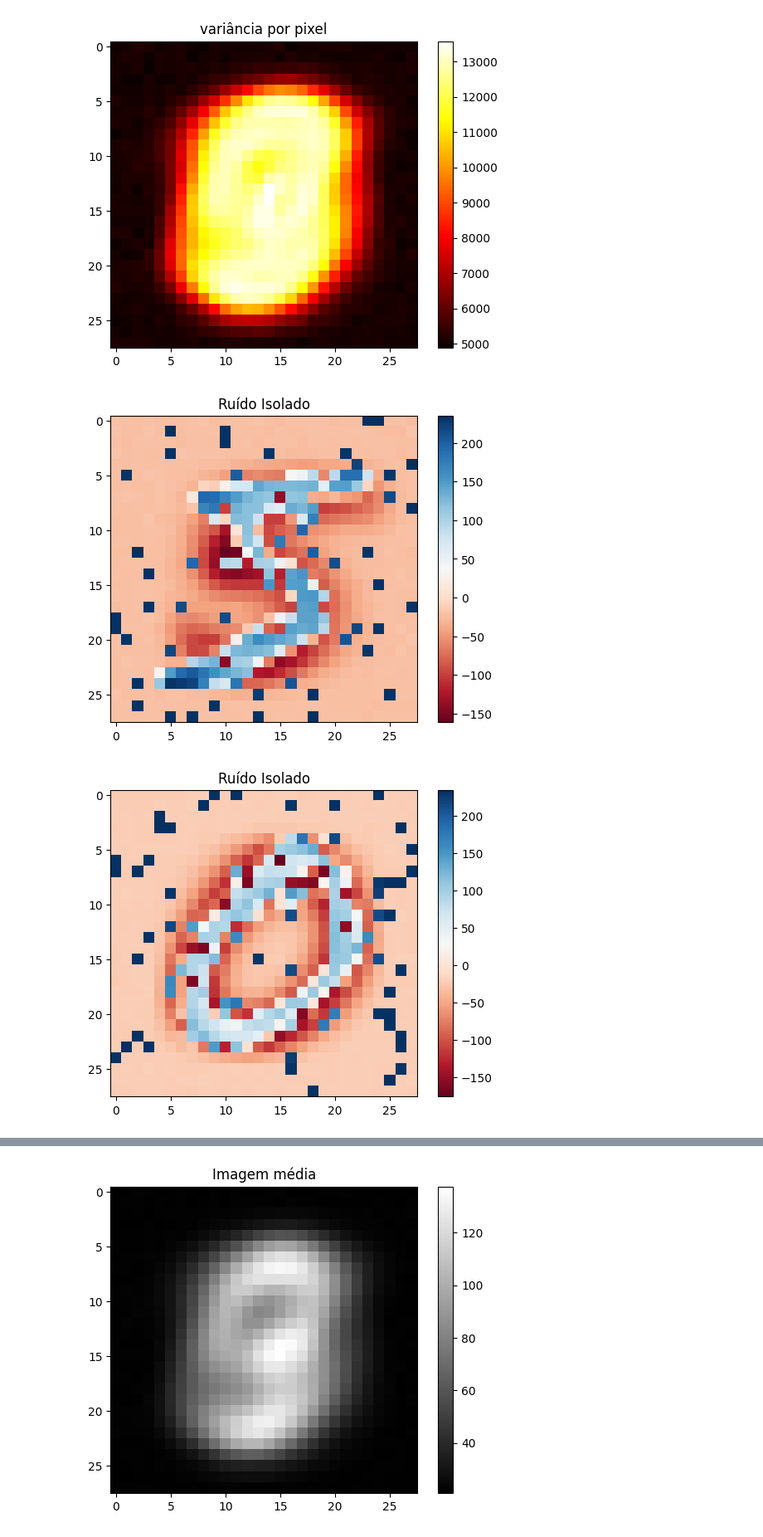
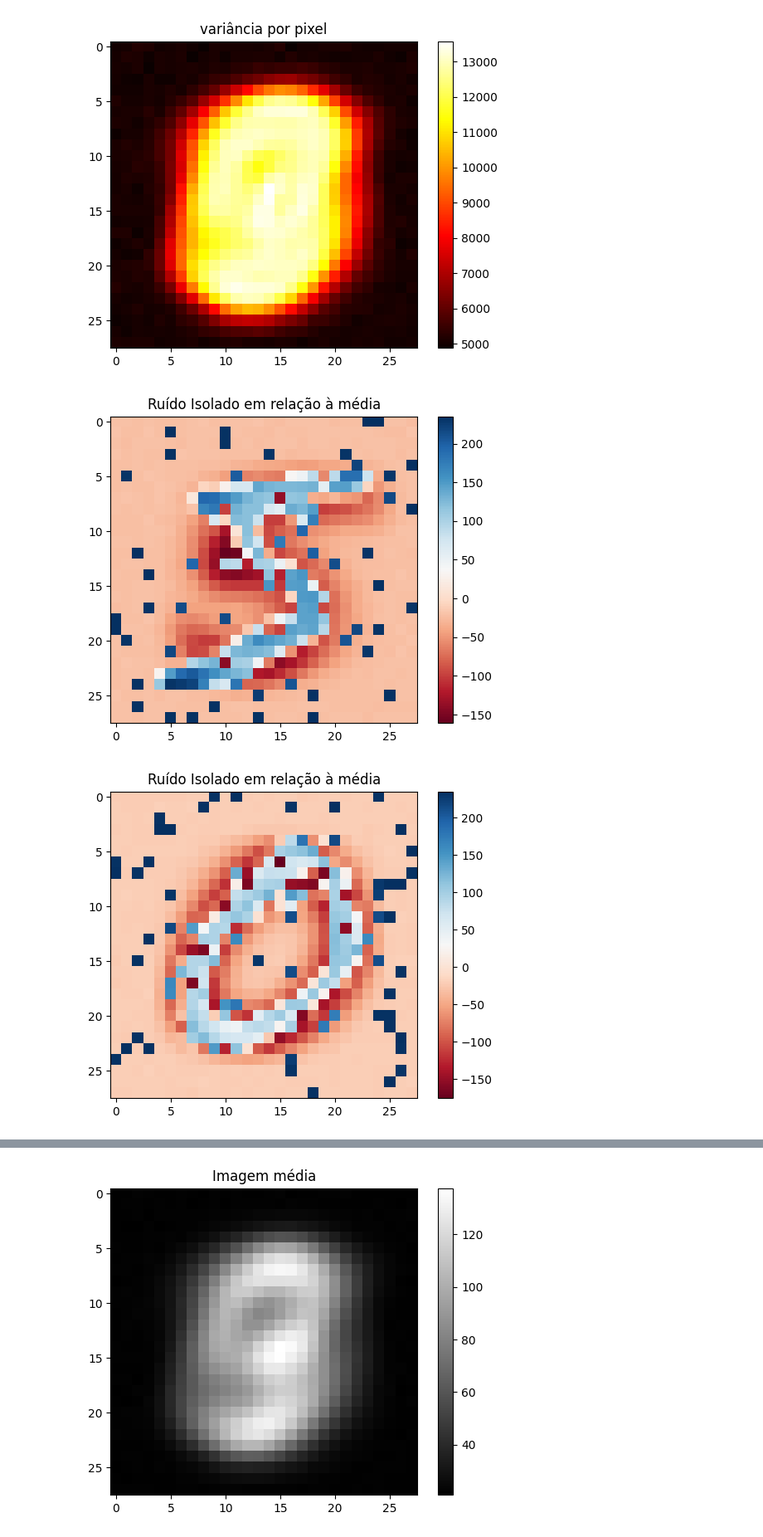
Before and after one commit to sofiavvb/ml, a Jupyter notebook: Tarefa02/mc886_1s2025_assignment_2.ipynb, the cells around one changed output, grey strips where cells are left out. Shown at 83% size. Cells and saved outputs as stored; diff of their text form; code cells hidden in the pictures.

```diff
--- a/Tarefa02/mc886_1s2025_assignment_2.ipynb
+++ b/Tarefa02/mc886_1s2025_assignment_2.ipynb
@@ -211,17 +208,17 @@ plt.show()
 # %%
 
 
 for i in range(3):
     digit = y_full[i]
     mask = (y_full == digit)
     mean_digit = X_full[mask].mean(axis=0)
 
     noise_isolated = X_full[i] - mean_digit
 
     plt.imshow(noise_isolated, cmap='RdBu')
-    plt.title("Ruído Isolado")
+    plt.title("Ruído Isolado em relação à média")
     plt.colorbar()
     plt.show()
 # %% [output]
-[figure, old version]
+[figure, new version]
-[figure, old version]
+[figure, new version]
```
Also changed, not shown: parts of 10 cells of this notebook.
